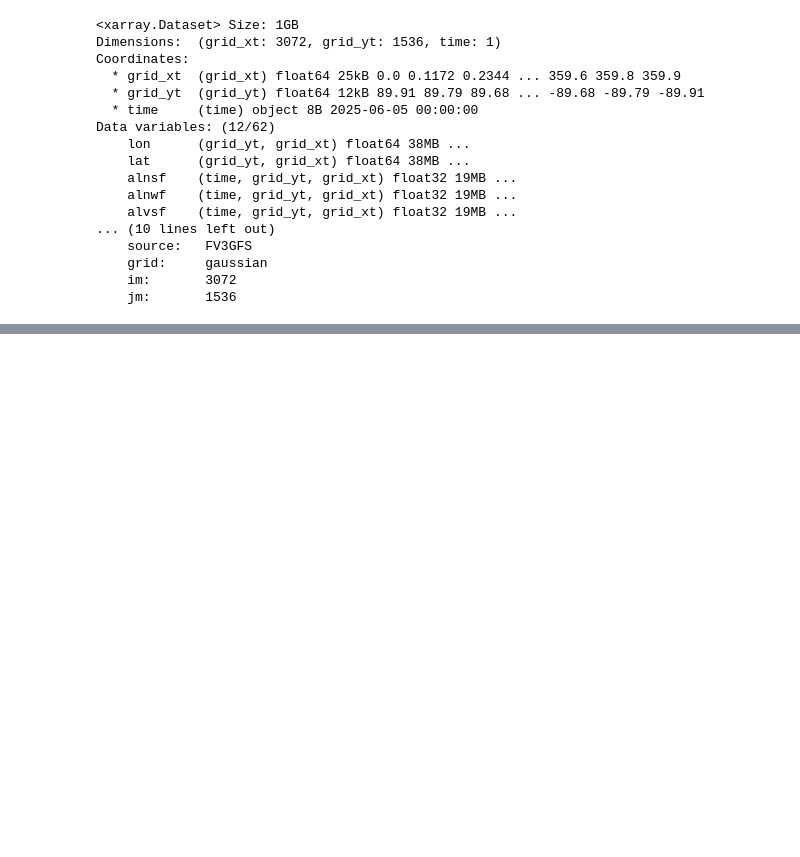
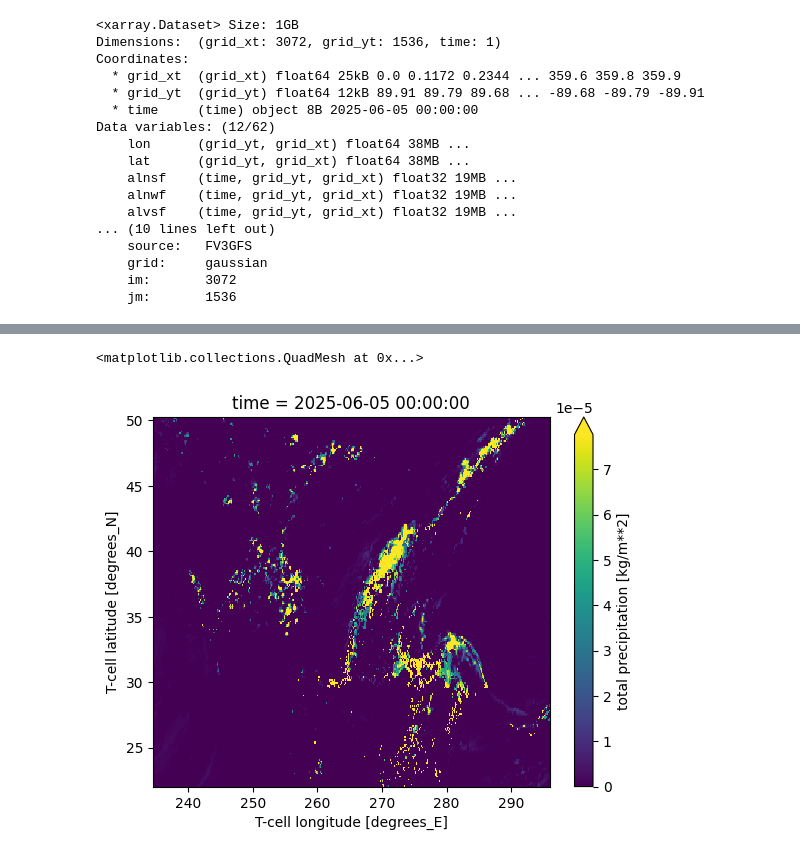
Before and after one commit to r0binsonCrusoe/trail_wetness_index, a Jupyter notebook: gfs_gdas_sfcanl.ipynb, the cells around one changed output, grey strips where cells are left out. Cells and saved outputs as stored; diff of their text form; code cells hidden in the pictures; blank space fills up the shorter version.

```diff
--- a/gfs_gdas_sfcanl.ipynb
+++ b/gfs_gdas_sfcanl.ipynb
@@ -1,7 +1,7 @@
 # %%
 import xarray as xr
 # %%
-nc_file = "data/gdas.t00z.sfcanl.nc"
+nc_file = "data/gfs/gdas.t00z.sfcanl.nc"
 # 3. Open as a single concatenated Dataset
 ds_sfcanl = xr.open_dataset(nc_file)
 # %%
@@ -24,3 +24,6 @@ Data variables: (12/62)
     grid:     gaussian
     im:       3072
     jm:       1536
+# %%
+ds_sfcanl_tprcp = ds_sfcanl['tprcp']
+ds_sfcanl_tprcp
@@ -26,0 +43,4 @@ Data variables: (12/62)
+# %%
+ds_sfcanl_tprcp_masked = ds_sfcanl_tprcp.where(ds_sfcanl_tprcp != ds_sfcanl_tprcp.attrs['missing'])
+# %%
+us_tprcp = ds_sfcanl_tprcp_masked.sel(grid_xt=slice(((180-125.5)+180), ((180-64)+180)),grid_yt=slice(50.2, 22))
@@ -26,0 +67,5 @@ Data variables: (12/62)
+# %%
+us_tprcp.plot(robust=True) #Robust looks at figures between 2-98 percentile
+# %% [output]
+<matplotlib.collections.QuadMesh at 0x...>
+[figure, added]
```
Also changed, not shown: parts of 2 cells of this notebook, 2 other files.
